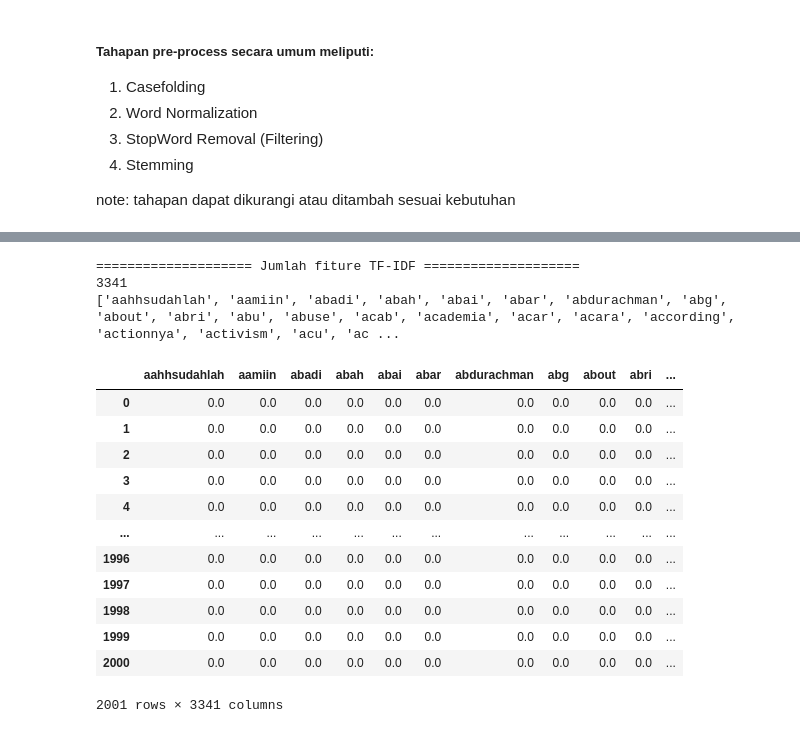
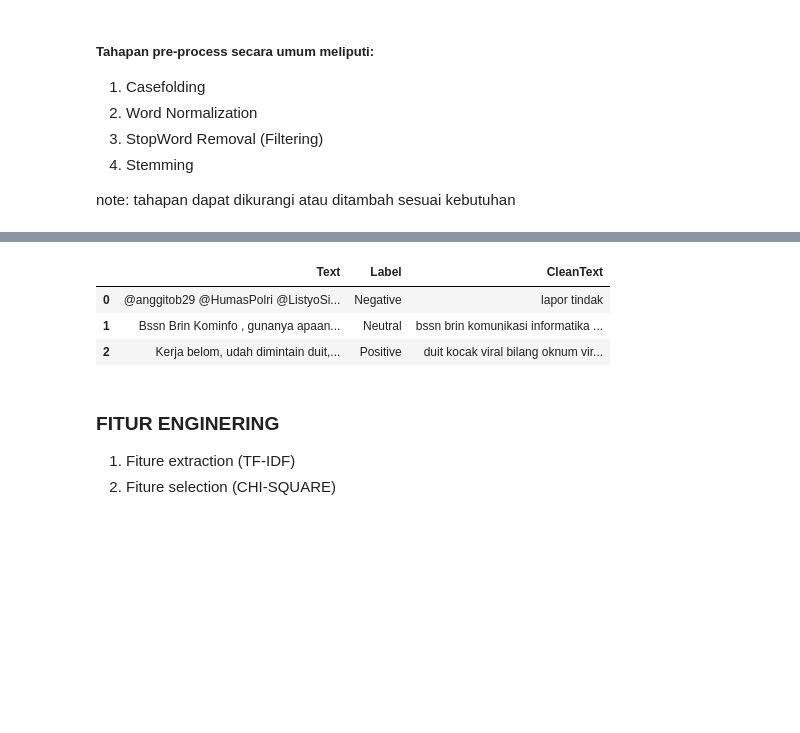
Before and after one commit to Sekhudin/police-sentiment-analysis, a Jupyter notebook: sentimen_analisis.ipynb, the cells around one changed output, grey strips where cells are left out. Drawn from its saved outputs; the diff is of its cells as text; code cells hidden in the pictures; blank space fills up the shorter version.

```diff
--- a/sentimen_analisis.ipynb
+++ b/sentimen_analisis.ipynb
@@ -147,41 +307,14 @@ data
-# %%
-X = data['CleanText']
-
-vec_TF_IDF = TfidfVectorizer(ngram_range=(1,1)).fit(X)
-x_TF_IDF = vec_TF_IDF.transform(X)
-
-# menampilkan vocabulary dari TF-IDF
-# print('{} Vocabulary TF-IDF {}'.format('='*20, '='*20))
-# print(vec_TF_IDF.vocabulary_)
-
-# menampilkan jumlah fitur dari TF-IDF
-print('{} Jumlah fiture TF-IDF {}'.format('='*20, '='*20))
-print (len(vec_TF_IDF.get_feature_names()))
-
-#Melihat fitur-fitur apa saja yang ada di dalam corpus kita
-print(vec_TF_IDF.get_feature_names())
-# %% [output]
-==================== Jumlah fiture TF-IDF ====================
-3341
-['aahhsudahlah', 'aamiin', 'abadi', 'abah', 'abai', 'abar', 'abdurachman', 'abg', 'about', 'abri', 'abu', 'abuse', 'acab', 'academia', 'acar', 'acara', 'according', 'actionnya', 'activism', 'acu', 'ac ...
-# %%
-#Lihat data tabular yang menggunakan metode TF-IDF
-#Data ini siap untuk dimasukkan dalam proses machine learning
-
-x1 = vec_TF_IDF.transform(X).toarray()
-data_tabular_tf_idf= pd.DataFrame(x1,columns=vec_TF_IDF.get_feature_names_out())
-data_tabular_tf_idf
-# %% [output]
-|  | aahhsudahlah | aamiin | abadi | abah | abai | abar | abdurachman | abg | about | abri | ... |
-| 0 | 0.0 | 0.0 | 0.0 | 0.0 | 0.0 | 0.0 | 0.0 | 0.0 | 0.0 | 0.0 | ... |
-| 1 | 0.0 | 0.0 | 0.0 | 0.0 | 0.0 | 0.0 | 0.0 | 0.0 | 0.0 | 0.0 | ... |
-| 2 | 0.0 | 0.0 | 0.0 | 0.0 | 0.0 | 0.0 | 0.0 | 0.0 | 0.0 | 0.0 | ... |
-| 3 | 0.0 | 0.0 | 0.0 | 0.0 | 0.0 | 0.0 | 0.0 | 0.0 | 0.0 | 0.0 | ... |
-| 4 | 0.0 | 0.0 | 0.0 | 0.0 | 0.0 | 0.0 | 0.0 | 0.0 | 0.0 | 0.0 | ... |
-| ... | ... | ... | ... | ... | ... | ... | ... | ... | ... | ... | ... |
-| 1996 | 0.0 | 0.0 | 0.0 | 0.0 | 0.0 | 0.0 | 0.0 | 0.0 | 0.0 | 0.0 | ... |
-| 1997 | 0.0 | 0.0 | 0.0 | 0.0 | 0.0 | 0.0 | 0.0 | 0.0 | 0.0 | 0.0 | ... |
-| 1998 | 0.0 | 0.0 | 0.0 | 0.0 | 0.0 | 0.0 | 0.0 | 0.0 | 0.0 | 0.0 | ... |
-| 1999 | 0.0 | 0.0 | 0.0 | 0.0 | 0.0 | 0.0 | 0.0 | 0.0 | 0.0 | 0.0 | ... |
-| 2000 | 0.0 | 0.0 | 0.0 | 0.0 | 0.0 | 0.0 | 0.0 | 0.0 | 0.0 | 0.0 | ... |
-2001 rows × 3341 columns
+# %%
+df = DATAFRAME.copy()
+df = df[['Text','Label']].copy()
+df['CleanText'] = df['Text'].apply(PREPROCESSING)
+df
+# %% [output]
+|  | Text | Label | CleanText |
+| 0 | @anggitob29 @HumasPolri @ListyoSi... | Negative | lapor tindak |
+| 1 | Bssn Brin Kominfo , gunanya apaan... | Neutral | bssn brin komunikasi informatika ... |
+| 2 | Kerja belom, udah dimintain duit,... | Positive | duit kocak viral bilang oknum vir... |
+# %% [markdown]
+### FITUR ENGINERING
+1. Fiture extraction (TF-IDF)
+2. Fiture selection (CHI-SQUARE)
```
Also changed, not shown: parts of 35 cells of this notebook, 4 other files.
